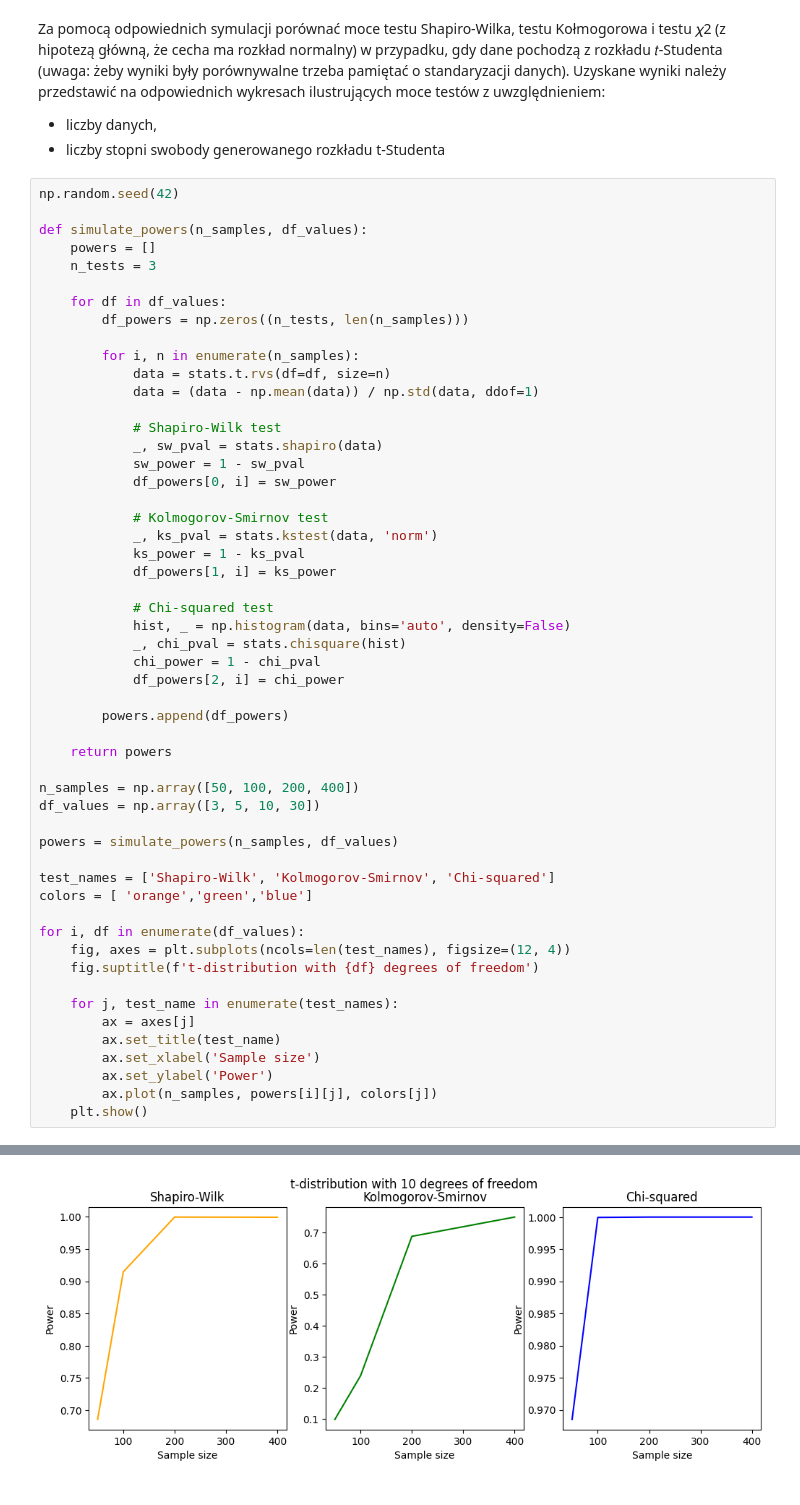
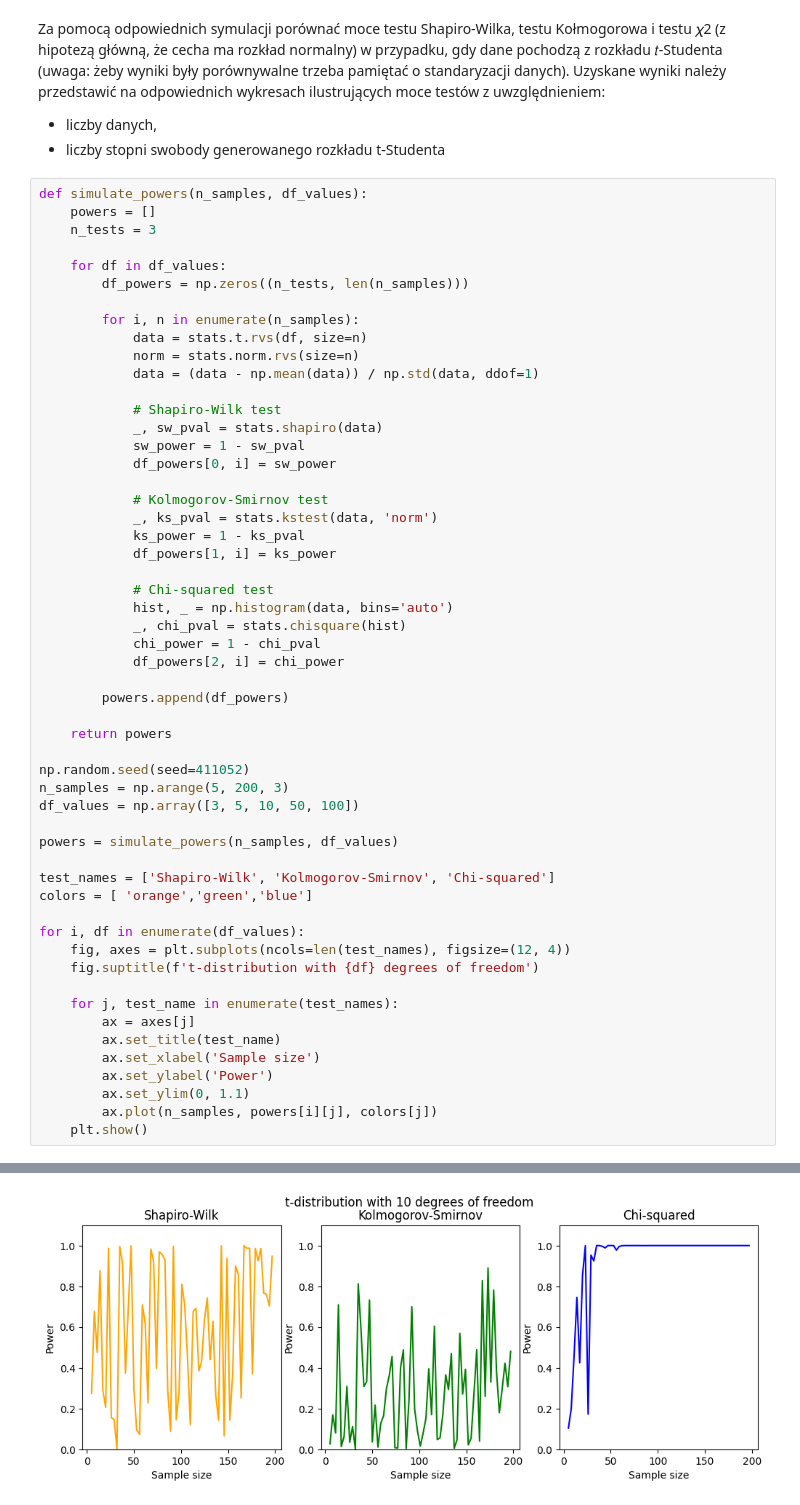
Before and after one commit to Alex4ndro5/Nonparametric-methods-in-statistics-showcase, a Jupyter notebook: Projekt_MNwS_Aleksander_Folfas_1.ipynb, the cells around one changed output, grey strips where cells are left out. Saved outputs shown, nothing was run; the diff lists cells and outputs as text.

```diff
--- a/Projekt_MNwS_Aleksander_Folfas_1.ipynb
+++ b/Projekt_MNwS_Aleksander_Folfas_1.ipynb
@@ -15,8 +14,6 @@ ilustrujących moce testów z uwzględnieniem:
 - liczby danych,
 - liczby stopni swobody generowanego rozkładu t-Studenta
 # %%
-np.random.seed(42)
-
 def simulate_powers(n_samples, df_values):
     powers = []
     n_tests = 3
@@ -25,7 +22,8 @@ def simulate_powers(n_samples, df_values):
         df_powers = np.zeros((n_tests, len(n_samples)))
 
         for i, n in enumerate(n_samples):
-            data = stats.t.rvs(df=df, size=n)
+            data = stats.t.rvs(df, size=n)
+            norm = stats.norm.rvs(size=n)
             data = (data - np.mean(data)) / np.std(data, ddof=1)
 
             # Shapiro-Wilk test
@@ -39,7 +37,7 @@ def simulate_powers(n_samples, df_values):
             df_powers[1, i] = ks_power
 
             # Chi-squared test
-            hist, _ = np.histogram(data, bins='auto', density=False)
+            hist, _ = np.histogram(data, bins='auto')
             _, chi_pval = stats.chisquare(hist)
             chi_power = 1 - chi_pval
             df_powers[2, i] = chi_power
@@ -48,8 +46,9 @@ def simulate_powers(n_samples, df_values):
 
     return powers
 
-n_samples = np.array([50, 100, 200, 400])
-df_values = np.array([3, 5, 10, 30])
+np.random.seed(seed=411052)
+n_samples = np.arange(5, 200, 3)
+df_values = np.array([3, 5, 10, 50, 100])
 
 powers = simulate_powers(n_samples, df_values)
 
@@ -65,6 +64,7 @@ for i, df in enumerate(df_values):
         ax.set_title(test_name)
         ax.set_xlabel('Sample size')
         ax.set_ylabel('Power')
+        ax.set_ylim(0, 1.1)
         ax.plot(n_samples, powers[i][j], colors[j])
     plt.show()
 # %% [output]
@@ -73 +73 @@ for i, df in enumerate(df_values):
-[figure, old version]
+[figure, new version]
```
Also changed, not shown: parts of 2 cells of this notebook, 11 other files.
